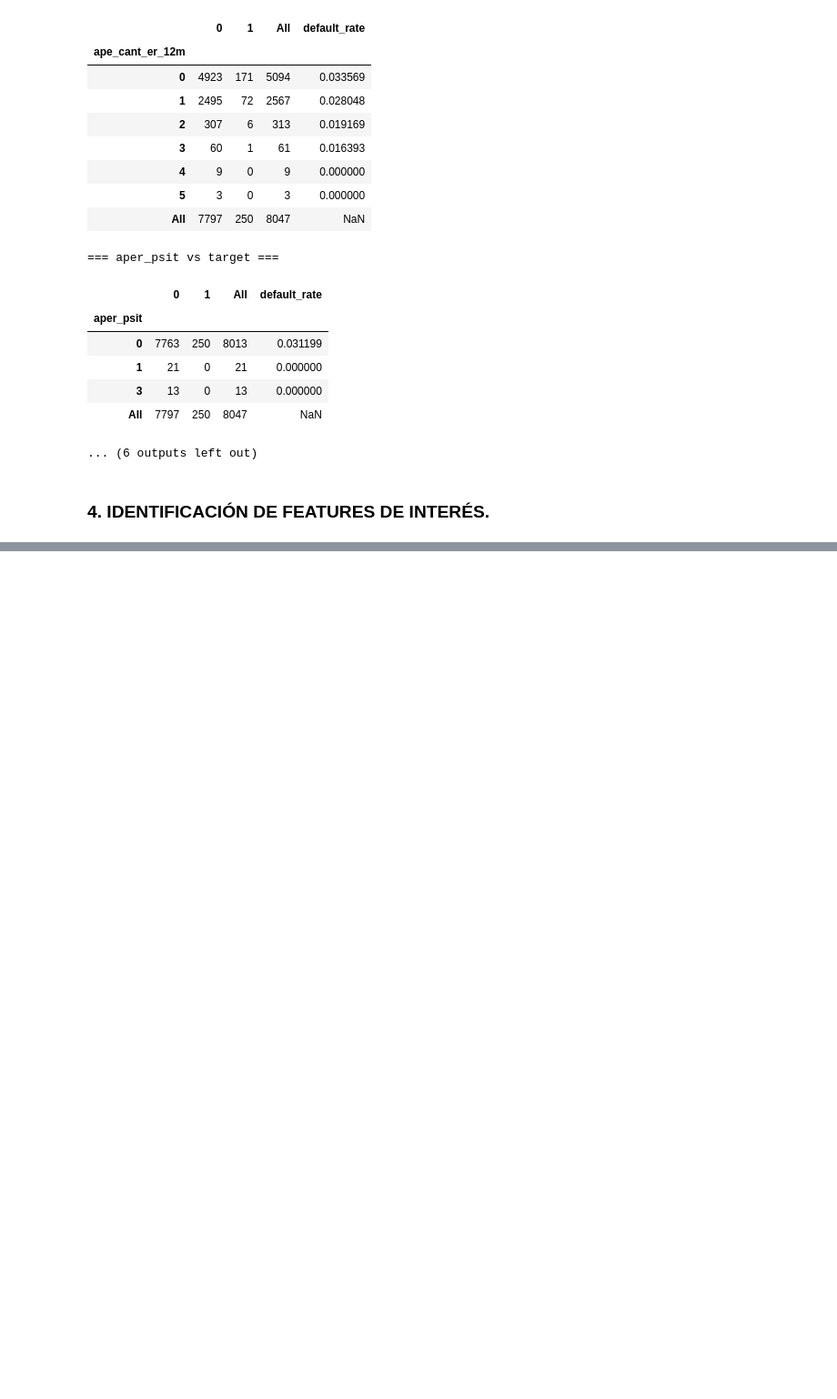
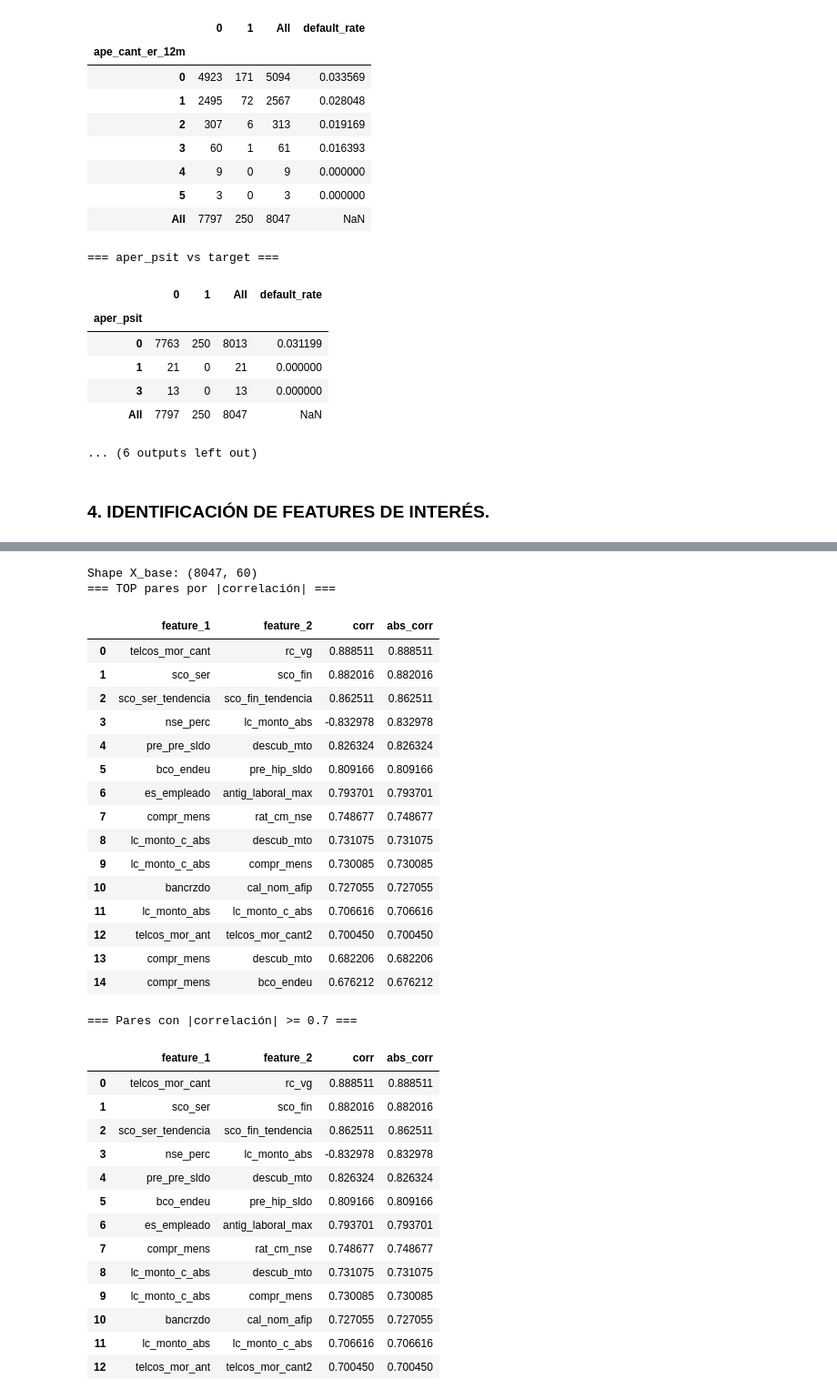
Before and after one commit to DavidGuzzi/Python-Projects, a Jupyter notebook: temporal/new/PersonalPay_DG.ipynb, the cells around one changed output, grey strips where cells are left out. Shown at 91% size. Drawn from its saved outputs; the diff is of its cells as text; code cells hidden in the pictures; blank space fills up the shorter version.

```diff
--- a/temporal/new/PersonalPay_DG.ipynb
+++ b/temporal/new/PersonalPay_DG.ipynb
@@ -1280,2 +1416,5 @@ plot_boxplots(df_prestamos_sldo, gname='Préstamos - Saldo', ncols=4)
 # %% [markdown]
 #### **3.15. GRUPO REFERENCIAS FINANCIERAS.**
+# %%
+df_rf = group_dfs['rf']
+df_rf.head(1)
@@ -1282,2 +1468,5 @@ plot_boxplots(df_prestamos_sldo, gname='Préstamos - Saldo', ncols=4)
 # %% [markdown]
 #### **3.16. GRUPO RELACIONALES LABORALES/AFIP/ARCA.**
+# %%
+df_lab = group_dfs['laboral_afip']
+df_lab.head(1)
@@ -1367,23 +1613,25 @@ for col, ct in crosstab_vs_target(
 # %%
 # El objetivo es construir una matriz de posibles features.
-features = base_f[['id', 'target']].copy()
+df_features = base_f[['id', 'target']].copy()
 
-features = (
-    features
+df_features = (
+    df_features
     .merge(df_socioeconomico[['id', 'edad', 'nse_perc', 'is_sss_os_cod', 'bs_posee']], how='left', on='id')
-    .merge(df_limites_compromisos[['id', 'lc_monto_abs', 'lc_monto_c_abs', 'compr_mens', 'rat_cm_nse']], how='left', on='id')
+    .merge(df_limites_compromisos[['id', 'lc_monto_abs', 'lc_monto_c_abs', 'compr_mens', 'rat_cm_nse', 'ratio_limite']], how='left', on='id')
     .merge(df_sco_servicio[['id', 'sco_ser', 'sco_ser_tendencia']], how='left', on='id')
     .merge(df_sco_financiero[['id', 'sco_fin', 'sco_fin_tendencia']], how='left', on='id')
     .merge(df_telcos_cant[['id', 'telcos_cons_3m', 'telcos_mor_cant', 'telcos_mor_ant', 'telcos_mor_cant2']], how='left', on='id')
-    .merge(df_telcos_dda[['id', 'telcos_dda_mv', 'telcos_dda_mv', 'telcos_dda_tf', 'telcos_dda_cl', 'telcos_dda_tp', 'telcos_dda_ta']], how='left', on='id')
+    .merge(df_telcos_dda[['id', 'telcos_dda_mv', 'telcos_dda_tf', 'telcos_dda_cl', 'telcos_dda_tp', 'telcos_dda_ta']], how='left', on='id')
     .merge(df_bcra[['id', 'bcra_sit_vg', 'bcra_psit_tendencia']], how='left', on='id')
     .merge(df_bancarizacion[['id', 'bancrzdo', 'bco_cant', 'bco_endeu']], how='left', on='id')
     .merge(df_tarjetas[['id', 'tc_cant', 'tc_sdot']], how='left', on='id')
-    .merge(df_cheques_cant[['id', ____]], how='left', on='id')
-    .merge(df_cheques_mto[['id', ____]], how='left', on='id')
+    .merge(df_cheques_cant[['id', 'che_sf_cant_max']], how='left', on='id')
+    .merge(df_cheques_mto[['id', 'che_sf_mto_max']], how='left', on='id')
     .merge(df_prestamos_cant[['id', 'pre_pre_cant', 'pre_hip_cant', 'pre_per_cant', 'pre_otr_cant', 'descub_cant']], how='left', on='id')
     .merge(df_prestamos_sldo[['id', 'pre_pre_sldo', 'pre_hip_sldo', 'pre_per_sldo', 'pre_otr_sldo', 'descub_mto']], how='left', on='id')
-    .merge(df_prestamos_sldo[['id', 'pre_pre_sldo', 'pre_hip_sldo', 'pre_per_sldo', 'pre_otr_sldo', 'descub_mto']], how='left', on='id')
-    .merge(df_prestamos_sldo[['id', 'pre_pre_sldo', 'pre_hip_sldo', 'pre_per_sldo', 'pre_otr_sldo', 'descub_mto']], how='left', on='id')
-
+    .merge(df_rc[['id', 'rc_vg']], how='left', on='id')
+    .merge(df_rf[['id', 'rf_vg']], how='left', on='id')
+    .merge(df_lab.drop(columns=['target']), how='left', on='id')
+    .merge(df_ape_aper[['id', 'ape_psit', 'aper_psit']], how='left', on='id')
 )
+df_features.head(1)
@@ -1389,0 +1645,51 @@ features = (
+# %%
+# Se analizan grados de correlación.
+from utils import corr_report, vif_report
+
+# Configuraciones.
+TOP_K = 15          # Pares de mayor correlación.
+CORR_TH = 0.70      # Umbral de |correlación| para resaltar.
+VIF_TH  = 5.0       # VIF >= 5 (alerta); >=10 (severo).
+
+# Matriz base (sin id/target).
+X_base = df_features.drop(columns=[c for c in [ID_COL, TARGET_COL] if c in df_features.columns]).copy()
+X_current = X_base.copy()
+
+print(f"Shape X_base: {X_base.shape}")
+
+# Correlaciones iniciales.
+_ = corr_report(X_current, top_k=TOP_K, corr_th=CORR_TH)
+# %% [output]
+Shape X_base: (8047, 60)
+=== TOP pares por |correlación| ===
+|  | feature_1 | feature_2 | corr | abs_corr |
+| 0 | telcos_mor_cant | rc_vg | 0.888511 | 0.888511 |
+| 1 | sco_ser | sco_fin | 0.882016 | 0.882016 |
+| 2 | sco_ser_tendencia | sco_fin_tendencia | 0.862511 | 0.862511 |
+| 3 | nse_perc | lc_monto_abs | -0.832978 | 0.832978 |
+| 4 | pre_pre_sldo | descub_mto | 0.826324 | 0.826324 |
+| 5 | bco_endeu | pre_hip_sldo | 0.809166 | 0.809166 |
+| 6 | es_empleado | antig_laboral_max | 0.793701 | 0.793701 |
+| 7 | compr_mens | rat_cm_nse | 0.748677 | 0.748677 |
+| 8 | lc_monto_c_abs | descub_mto | 0.731075 | 0.731075 |
+| 9 | lc_monto_c_abs | compr_mens | 0.730085 | 0.730085 |
+| 10 | bancrzdo | cal_nom_afip | 0.727055 | 0.727055 |
+| 11 | lc_monto_abs | lc_monto_c_abs | 0.706616 | 0.706616 |
+| 12 | telcos_mor_ant | telcos_mor_cant2 | 0.700450 | 0.700450 |
+| 13 | compr_mens | descub_mto | 0.682206 | 0.682206 |
+| 14 | compr_mens | bco_endeu | 0.676212 | 0.676212 |
+=== Pares con |correlación| >= 0.7 ===
+|  | feature_1 | feature_2 | corr | abs_corr |
+| 0 | telcos_mor_cant | rc_vg | 0.888511 | 0.888511 |
+| 1 | sco_ser | sco_fin | 0.882016 | 0.882016 |
+| 2 | sco_ser_tendencia | sco_fin_tendencia | 0.862511 | 0.862511 |
+| 3 | nse_perc | lc_monto_abs | -0.832978 | 0.832978 |
+| 4 | pre_pre_sldo | descub_mto | 0.826324 | 0.826324 |
+| 5 | bco_endeu | pre_hip_sldo | 0.809166 | 0.809166 |
+| 6 | es_empleado | antig_laboral_max | 0.793701 | 0.793701 |
+| 7 | compr_mens | rat_cm_nse | 0.748677 | 0.748677 |
+| 8 | lc_monto_c_abs | descub_mto | 0.731075 | 0.731075 |
+| 9 | lc_monto_c_abs | compr_mens | 0.730085 | 0.730085 |
+| 10 | bancrzdo | cal_nom_afip | 0.727055 | 0.727055 |
+| 11 | lc_monto_abs | lc_monto_c_abs | 0.706616 | 0.706616 |
+| 12 | telcos_mor_ant | telcos_mor_cant2 | 0.700450 | 0.700450 |
```
Also changed, not shown: parts of 62 cells of this notebook, 2 other files.
